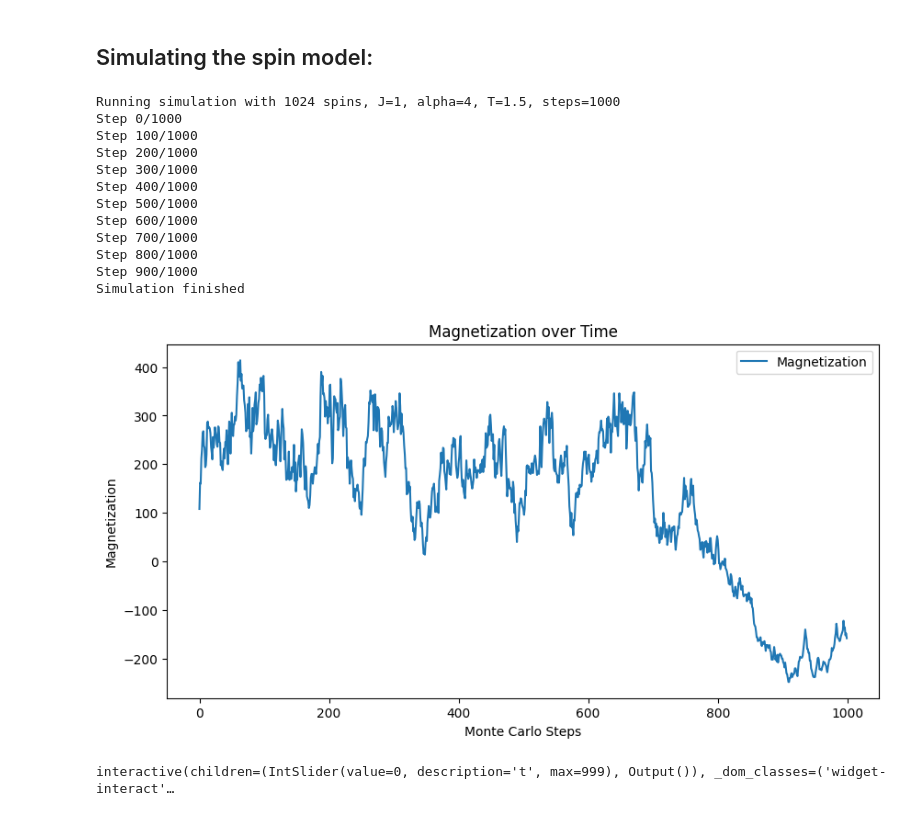
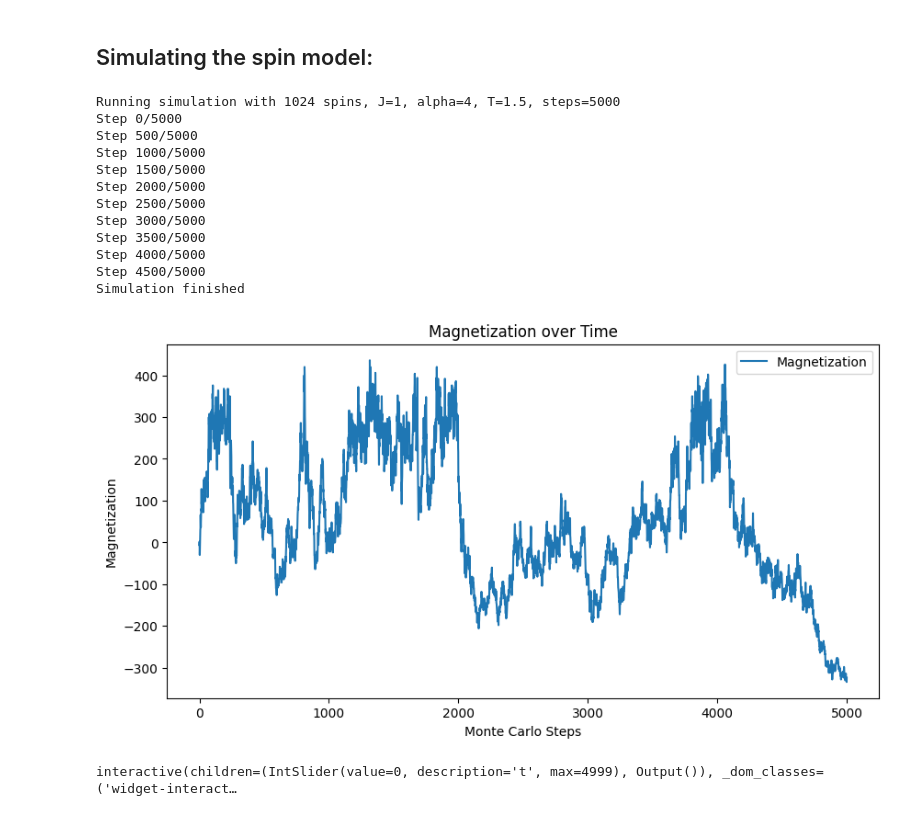
Before and after one commit to eghirardo/ising-markets, a Jupyter notebook: Code/Bornholdt.ipynb, the cells around one changed output. Saved outputs shown, nothing was run; the diff lists cells and outputs as text; code cells hidden in the pictures.

```diff
--- a/Code/Bornholdt.ipynb
+++ b/Code/Bornholdt.ipynb
@@ -3,29 +3,29 @@
 # %%
 from ising_utils import *
 # %%
-def local_field(model, i):
+def bornholdt_field(model, i):
     """Compute the local field at spin i"""
     total_neighbors = np.sum(model.connection_matrix[i] * model.spins)
     magnetization = np.sum(model.spins) / len(model.spins)
     return model.J * total_neighbors - model.alpha * model.spins[i] * magnetization
 # %%
 # Running the simulation
-model = LatticeSpinMarketModel(side=32, dim=2, J=1, alpha=4, T=1.5, steps=1000, local_field_func=local_field)
+model = LatticeSpinMarketModel(side=32, dim=2, J=1, alpha=4, T=1.5, steps=5000, local_field_func=bornholdt_field)
 spin_series = model.run_simulation(verbose=True)
 model.plot_magnetization(spin_series)
 model.plot_lattice(spin_series=spin_series, interactive=True)
 # %% [output]
-Running simulation with 1024 spins, J=1, alpha=4, T=1.5, steps=1000
-Step 0/1000
-Step 100/1000
-Step 200/1000
-Step 300/1000
-Step 400/1000
-Step 500/1000
-Step 600/1000
-Step 700/1000
-Step 800/1000
-Step 900/1000
+Running simulation with 1024 spins, J=1, alpha=4, T=1.5, steps=5000
+Step 0/5000
+Step 500/5000
+Step 1000/5000
+Step 1500/5000
+Step 2000/5000
+Step 2500/5000
+Step 3000/5000
+Step 3500/5000
+Step 4000/5000
+Step 4500/5000
 Simulation finished
-[figure, old version]
+[figure, new version]
-interactive(children=(IntSlider(value=0, description='t', max=999), Output()), _dom_classes=('widget-interact'…
+interactive(children=(IntSlider(value=0, description='t', max=4999), Output()), _dom_classes=('widget-interact…
```
Also changed, not shown: parts of 3 cells of this notebook.
